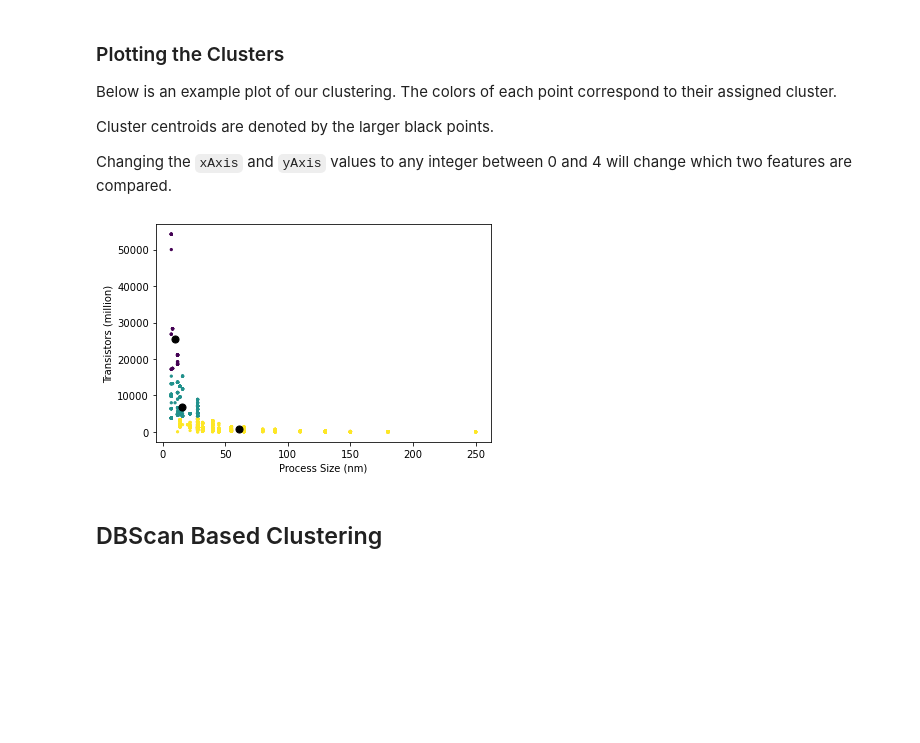
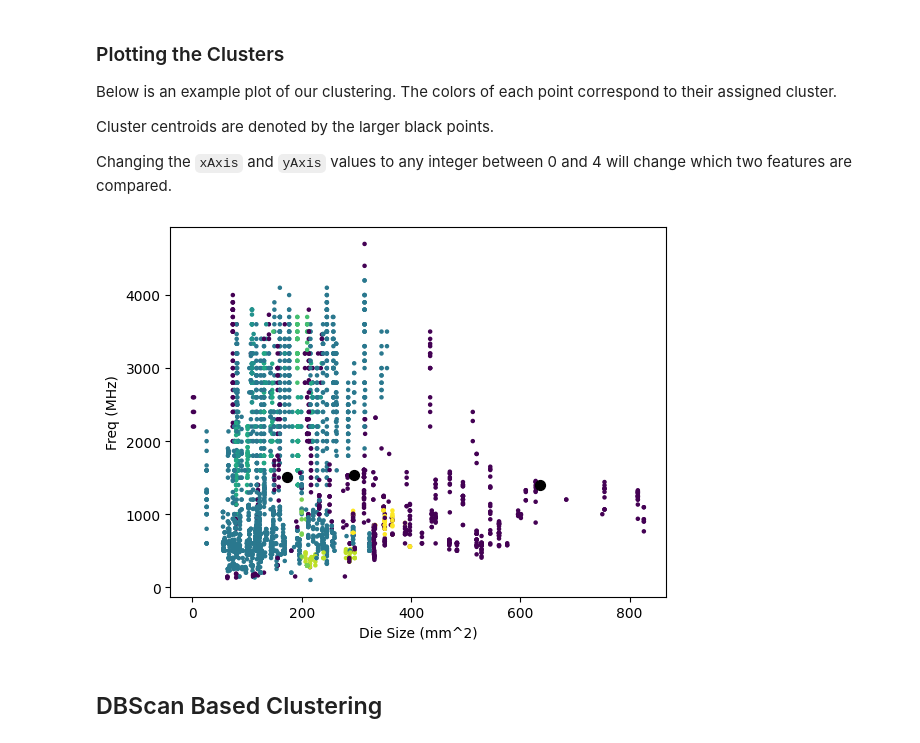
Before and after one commit to CodeAX2/csci-550-project1, a Jupyter notebook: Project1.ipynb, the cells around one changed output. Saved outputs shown, nothing was run; the diff lists cells and outputs as text; code cells hidden in the pictures; blank space fills up the shorter version.

```diff
--- a/Project1.ipynb
+++ b/Project1.ipynb
@@ -182,15 +182,15 @@ Changing the `xAxis` and `yAxis` values to any integer between 0 and 4 will chan
 # %%
 import matplotlib.pyplot as plt
 
-xAxis = 0
-yAxis = 3
+xAxis = 2
+yAxis = 4
 
 plt.scatter(df.values[:,xAxis], df.values[:,yAxis], c=assignments, s=5)
 plt.scatter(centroids[:,xAxis], centroids[:,yAxis], c='black', s=50)
 plt.xlabel(df.columns[xAxis])
 plt.ylabel(df.columns[yAxis]);
 # %% [output]
-[figure, old version]
+[figure, new version]
 # %% [markdown]
 ## DBScan Based Clustering
 # %%
```
Also changed, not shown: parts of 9 cells of this notebook, 1 other file.
